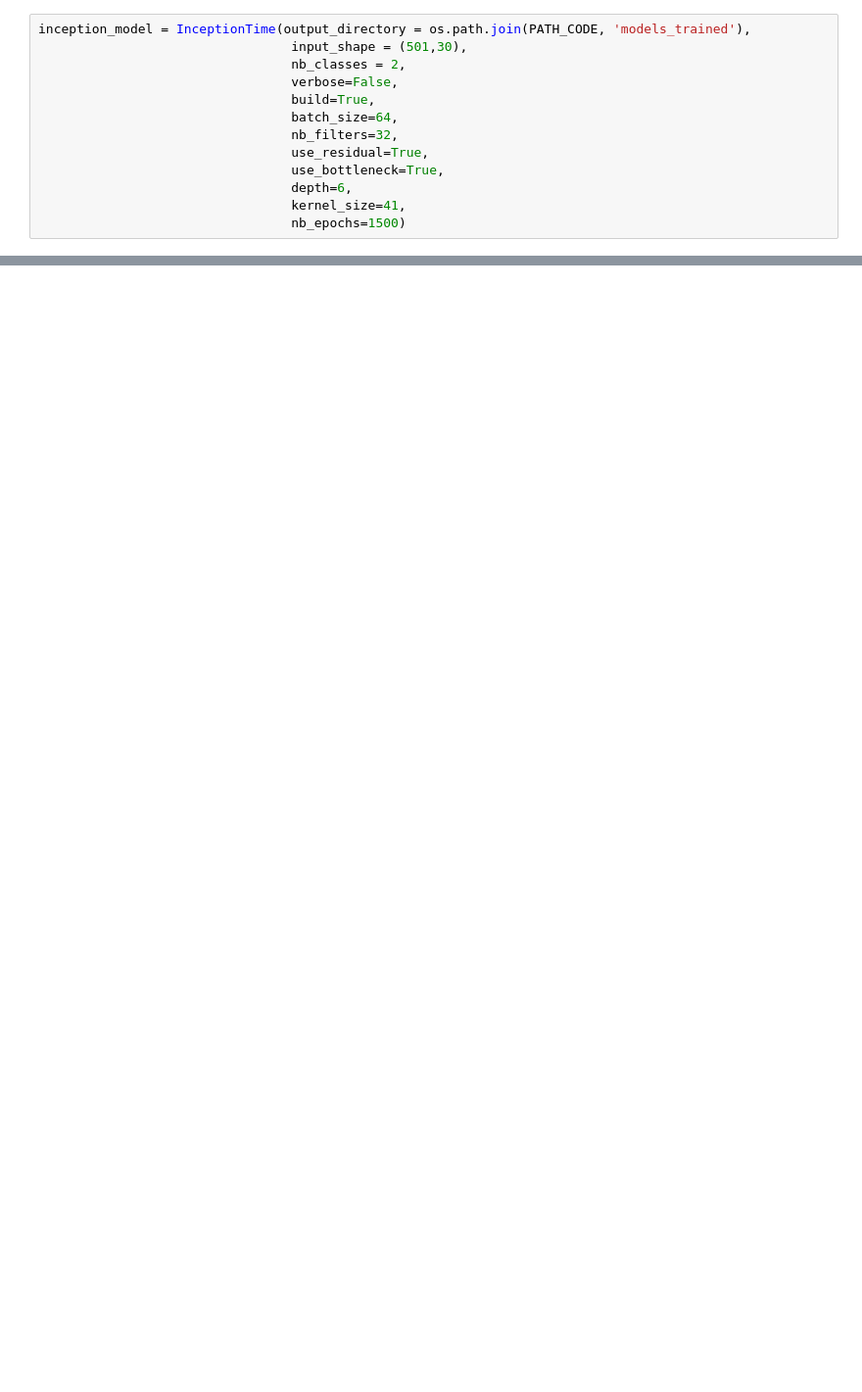
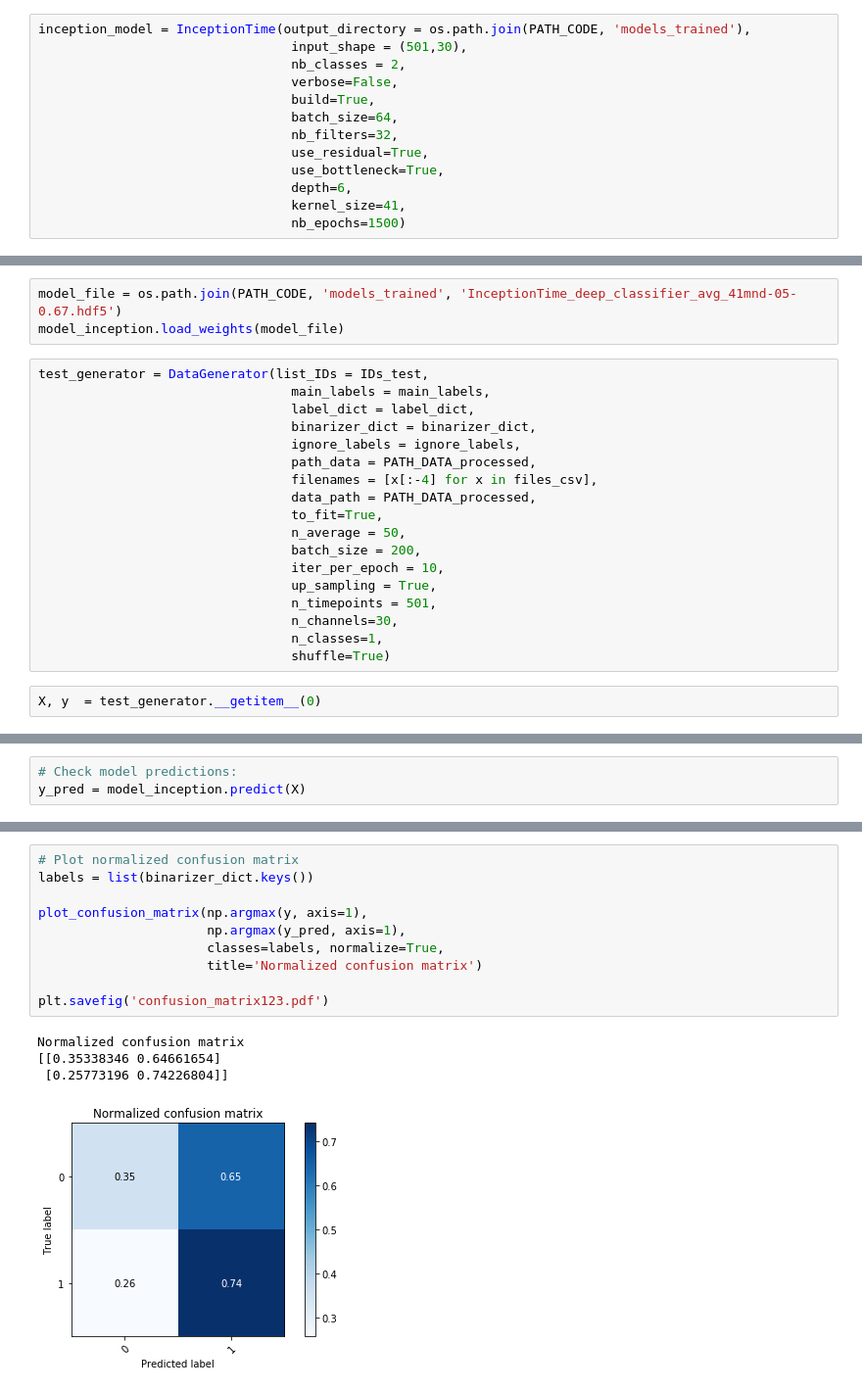
Before and after one commit to epodium/EEG_dyslexia_prediction, a Jupyter notebook: notebooks/CNN_model_averaging_data_41mnd.ipynb, the cells around one changed output, grey strips where cells are left out. Shown at 98% size. Drawn from its saved outputs; the diff is of its cells as text; blank space fills up the shorter version.

```diff
--- a/notebooks/CNN_model_averaging_data_41mnd.ipynb
+++ b/notebooks/CNN_model_averaging_data_41mnd.ipynb
@@ -1569,0 +982,23 @@ Normalized confusion matrix
+# %%
+model_file = os.path.join(PATH_CODE, 'models_trained', 'InceptionTime_deep_classifier_avg_41mnd-05-0.67.hdf5')
+model_inception.load_weights(model_file)
+# %%
+test_generator = DataGenerator(list_IDs = IDs_test,
+                                 main_labels = main_labels,
+                                 label_dict = label_dict,
+                                 binarizer_dict = binarizer_dict,
+                                 ignore_labels = ignore_labels,
+                                 path_data = PATH_DATA_processed,
+                                 filenames = [x[:-4] for x in files_csv],
+                                 data_path = PATH_DATA_processed,
+                                 to_fit=True,
+                                 n_average = 50,
+                                 batch_size = 200,
+                                 iter_per_epoch = 10,
+                                 up_sampling = True,
+                                 n_timepoints = 501,
+                                 n_channels=30,
+                                 n_classes=1,
+                                 shuffle=True)
+# %%
+X, y  = test_generator.__getitem__(0)
@@ -1569,0 +1022,3 @@ Normalized confusion matrix
+# %%
+# Check model predictions:
+y_pred = model_inception.predict(X)
@@ -1569,0 +1050,15 @@ Normalized confusion matrix
+# %%
+# Plot normalized confusion matrix
+labels = list(binarizer_dict.keys())
+
+plot_confusion_matrix(np.argmax(y, axis=1),
+                      np.argmax(y_pred, axis=1),
+                      classes=labels, normalize=True,
+                      title='Normalized confusion matrix')
+
+plt.savefig('confusion_matrix123.pdf')
+# %% [output]
+Normalized confusion matrix
+[[0.35338346 0.64661654]
+ [0.25773196 0.74226804]]
+[figure, added]
```
Also changed, not shown: parts of 136 cells of this notebook, 1 other file.
